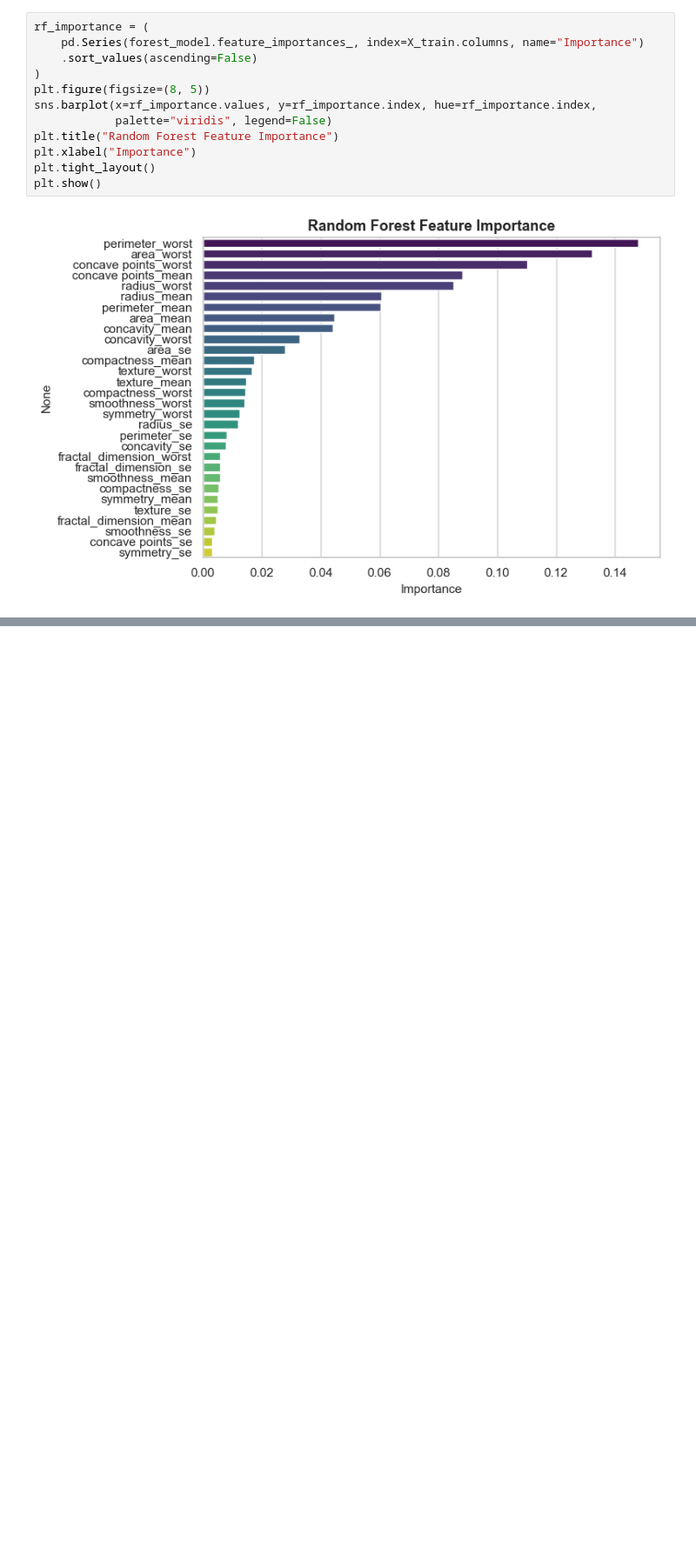
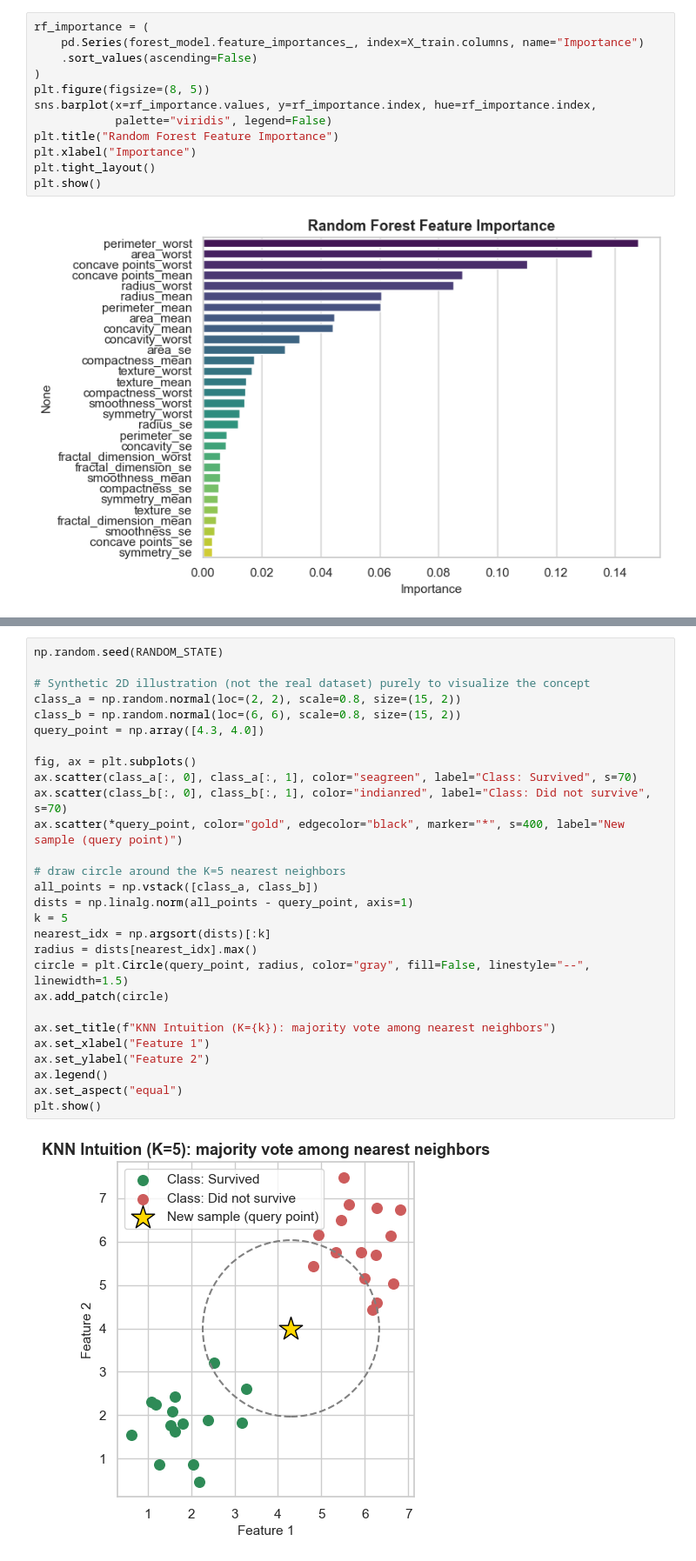
Before and after one commit to melshemy783-bit/data-cancer, a Jupyter notebook: canser_analysis.ipynb, the cells around one changed output, grey strips where cells are left out. Shown at 87% size. Drawn from its saved outputs; the diff is of its cells as text; blank space fills up the shorter version.

```diff
--- a/canser_analysis.ipynb
+++ b/canser_analysis.ipynb
@@ -474,0 +531,30 @@ weighted avg       0.94      0.94      0.94       114
+# %%
+np.random.seed(RANDOM_STATE)
+
+# Synthetic 2D illustration (not the real dataset) purely to visualize the concept
+class_a = np.random.normal(loc=(2, 2), scale=0.8, size=(15, 2))
+class_b = np.random.normal(loc=(6, 6), scale=0.8, size=(15, 2))
+query_point = np.array([4.3, 4.0])
+
+fig, ax = plt.subplots()
+ax.scatter(class_a[:, 0], class_a[:, 1], color="seagreen", label="Class: Survived", s=70)
+ax.scatter(class_b[:, 0], class_b[:, 1], color="indianred", label="Class: Did not survive", s=70)
+ax.scatter(*query_point, color="gold", edgecolor="black", marker="*", s=400, label="New sample (query point)")
+
+# draw circle around the K=5 nearest neighbors
+all_points = np.vstack([class_a, class_b])
+dists = np.linalg.norm(all_points - query_point, axis=1)
+k = 5
+nearest_idx = np.argsort(dists)[:k]
+radius = dists[nearest_idx].max()
+circle = plt.Circle(query_point, radius, color="gray", fill=False, linestyle="--", linewidth=1.5)
+ax.add_patch(circle)
+
+ax.set_title(f"KNN Intuition (K={k}): majority vote among nearest neighbors")
+ax.set_xlabel("Feature 1")
+ax.set_ylabel("Feature 2")
+ax.legend()
+ax.set_aspect("equal")
+plt.show()
+# %% [output]
+[figure, added]
```
Also changed, not shown: parts of 35 cells of this notebook, 1 other file.
